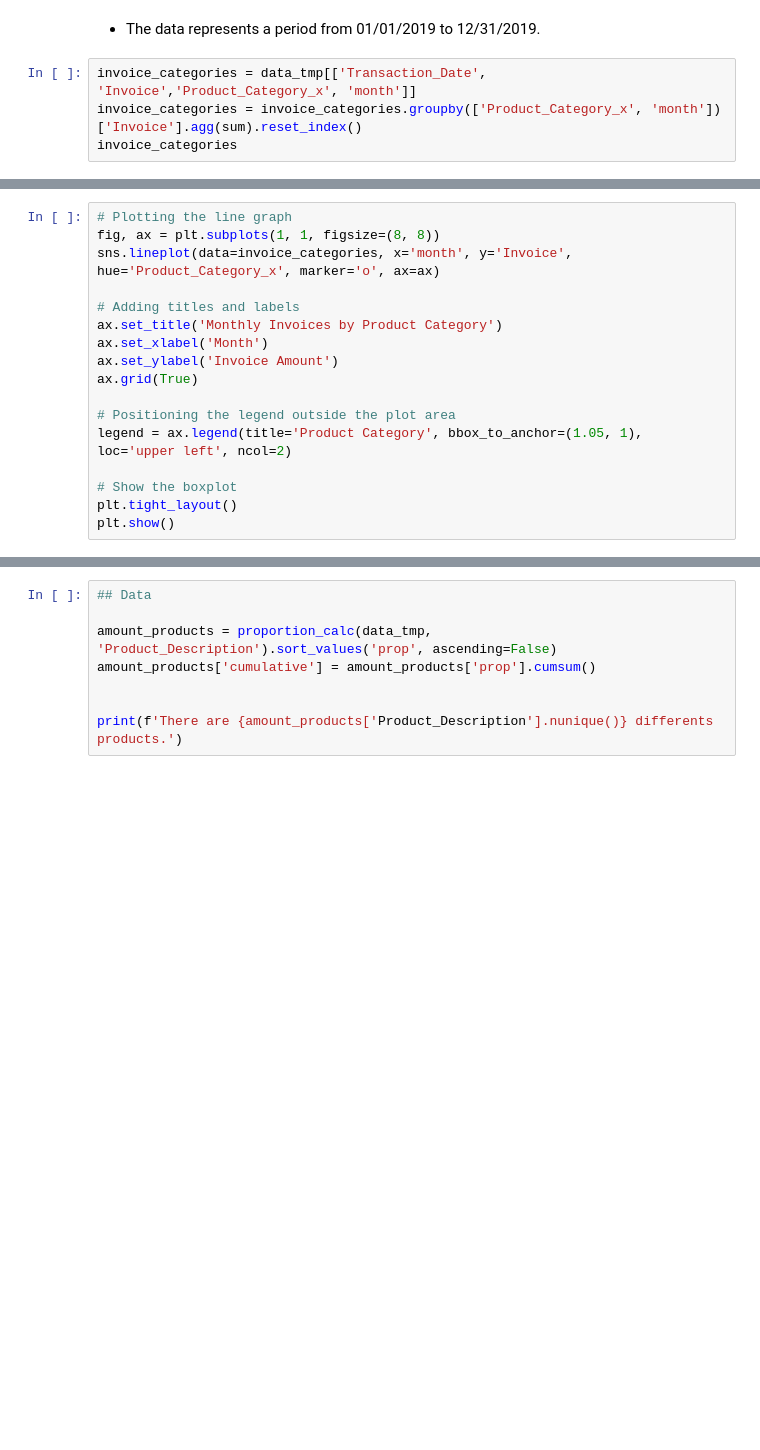
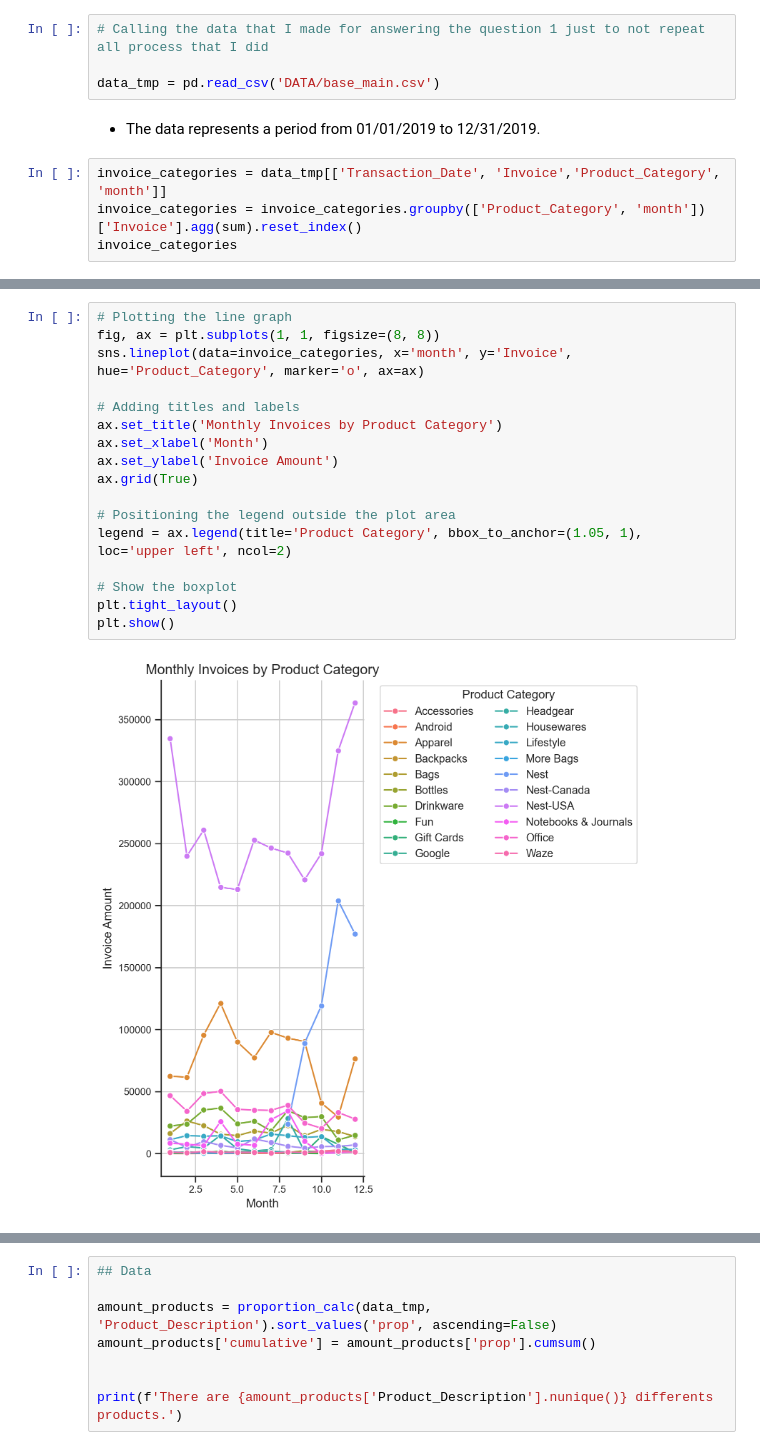
Before and after one commit to mateusengq/MKT-INSIGHTS-ECOMMERCE, a Jupyter notebook: EDA.ipynb, the cells around one changed output, grey strips where cells are left out. Drawn from its saved outputs; the diff is of its cells as text; blank space fills up the shorter version.

Commit message:
ajustes data_tmp and q3

```diff
--- a/EDA.ipynb
+++ b/EDA.ipynb
@@ -499,7 +484,11 @@ Name: Transaction_Date, dtype: object
+# %%
+# Calling the data that I made for answering the question 1 just to not repeat all process that I did
+
+data_tmp = pd.read_csv('DATA/base_main.csv')
 # %% [markdown]
 - The data represents a period from 01/01/2019 to 12/31/2019.
 # %%
-invoice_categories = data_tmp[['Transaction_Date', 'Invoice','Product_Category_x', 'month']]
-invoice_categories = invoice_categories.groupby(['Product_Category_x', 'month'])['Invoice'].agg(sum).reset_index()
+invoice_categories = data_tmp[['Transaction_Date', 'Invoice','Product_Category', 'month']]
+invoice_categories = invoice_categories.groupby(['Product_Category', 'month'])['Invoice'].agg(sum).reset_index()
 invoice_categories
 # %% [output]
@@ -507,18 +508,20 @@ KeyError: "['Invoice', 'Product_Category_x'] not in index"
 # %%
 # Plotting the line graph
 fig, ax = plt.subplots(1, 1, figsize=(8, 8))
-sns.lineplot(data=invoice_categories, x='month', y='Invoice', hue='Product_Category_x', marker='o', ax=ax)
+sns.lineplot(data=invoice_categories, x='month', y='Invoice', hue='Product_Category', marker='o', ax=ax)
 
 # Adding titles and labels
 ax.set_title('Monthly Invoices by Product Category')
 ax.set_xlabel('Month')
 ax.set_ylabel('Invoice Amount')
 ax.grid(True)
 
 # Positioning the legend outside the plot area
 legend = ax.legend(title='Product Category', bbox_to_anchor=(1.05, 1), loc='upper left', ncol=2)
 
 # Show the boxplot
 plt.tight_layout()
 plt.show()
+# %% [output]
+[figure, added]
 # %% [markdown]
```
Also changed, not shown: parts of 14 cells of this notebook, 5 other files.
